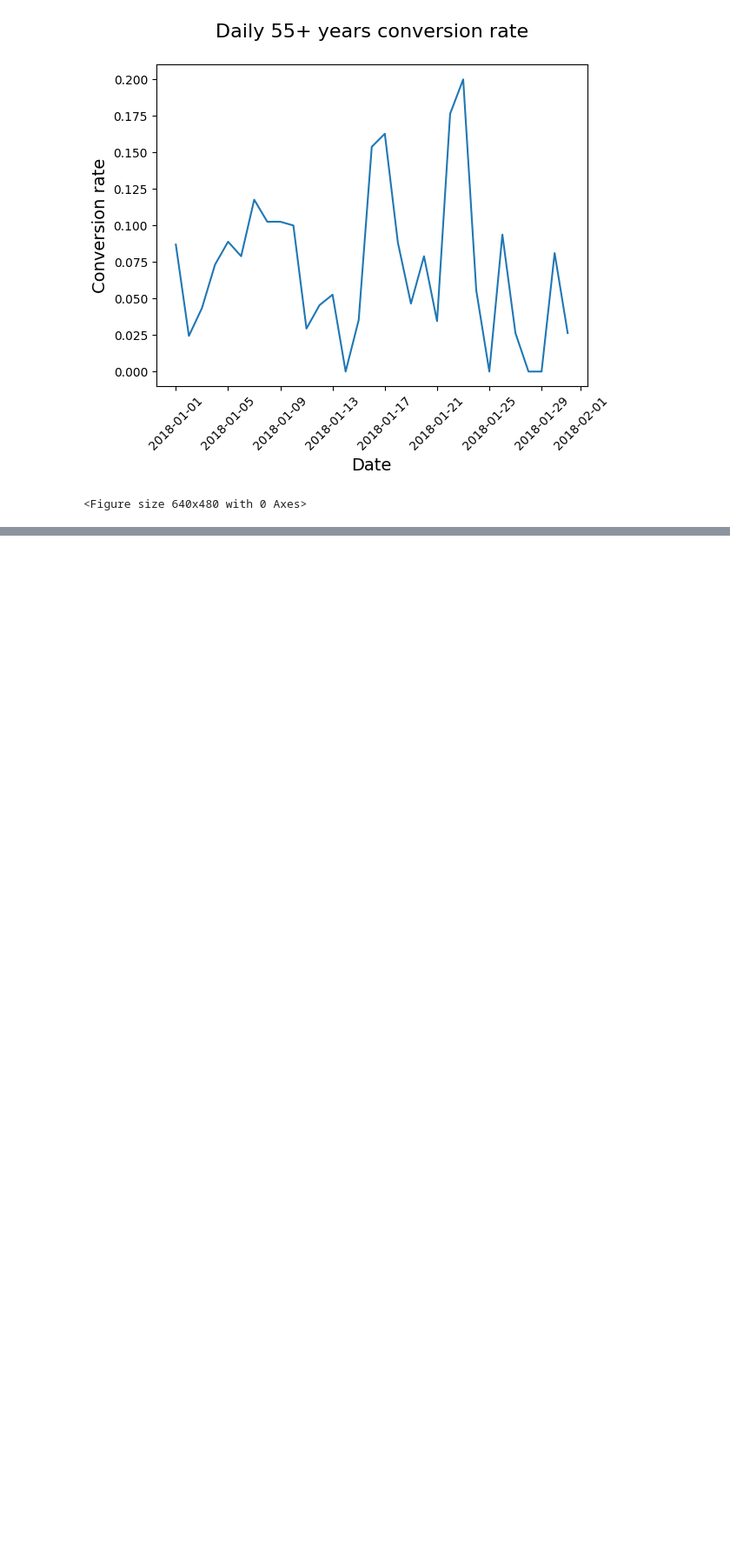
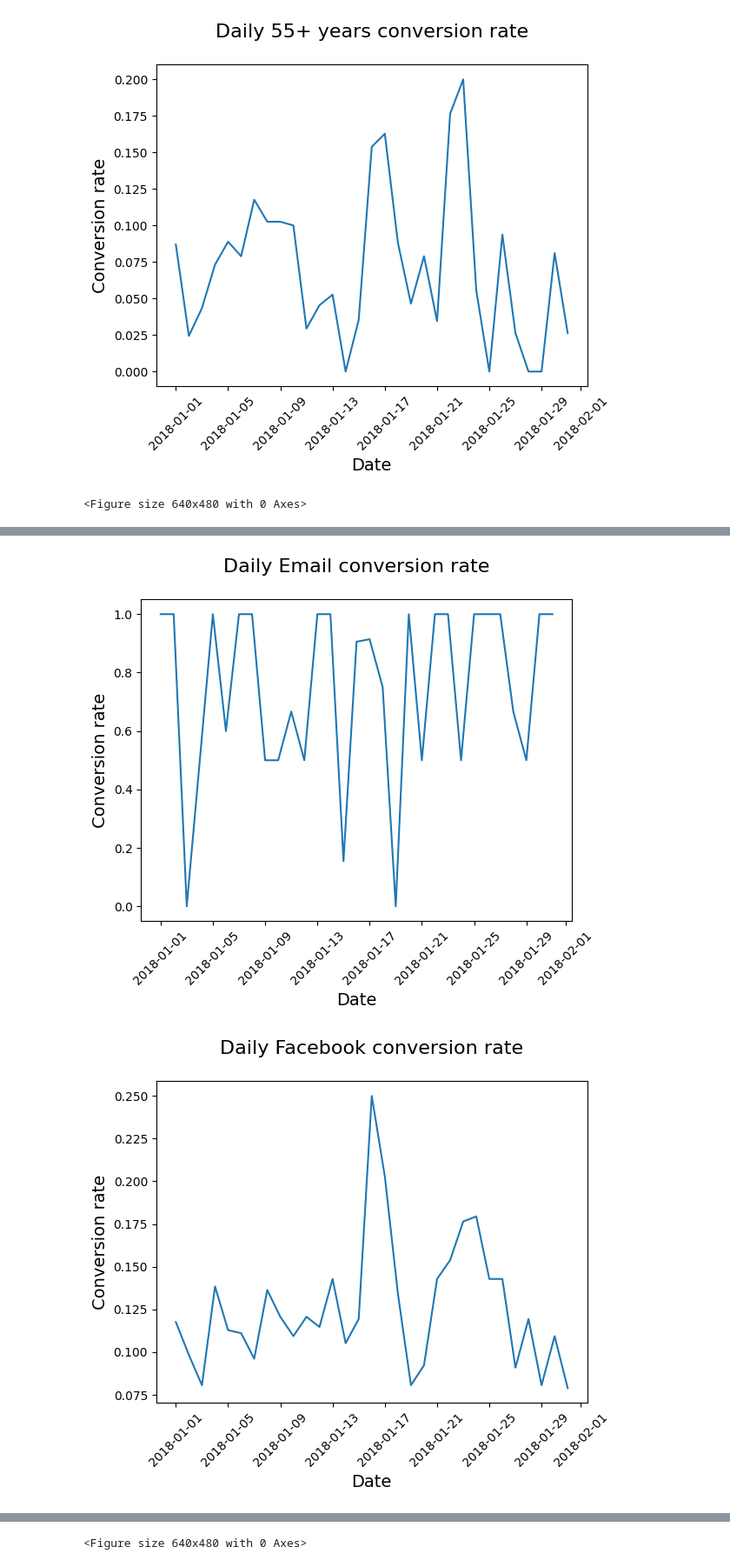
Before and after one commit to shannontorcato/analyzing-marketing-campaign, a Jupyter notebook: main.ipynb, the cells around one changed output, grey strips where cells are left out. Shown at 87% size. Saved outputs shown, nothing was run; the diff lists cells and outputs as text; code cells hidden in the pictures; blank space fills up the shorter version.

```diff
--- a/main.ipynb
+++ b/main.ipynb
@@ -388,0 +391,12 @@ plotting_conv(age_group_df)
+# %%
+# Calculate conversion rate by date_served and channel
+daily_conv_channel = conversion_rate(marketing, ['date_served', 'marketing_channel'])
+
+# Unstack daily_conv_channel and create a DataFrame
+daily_conv_channel = pd.DataFrame(daily_conv_channel.unstack(level=1))
+
+# Plot results of daily_conv_channel
+plotting_conv(daily_conv_channel)
+# %% [output]
+[figure, added]
+[figure, added]
@@ -388,0 +406 @@ plotting_conv(age_group_df)
+<Figure size 640x480 with 0 Axes>
```
Also changed, not shown: parts of 23 cells of this notebook.
